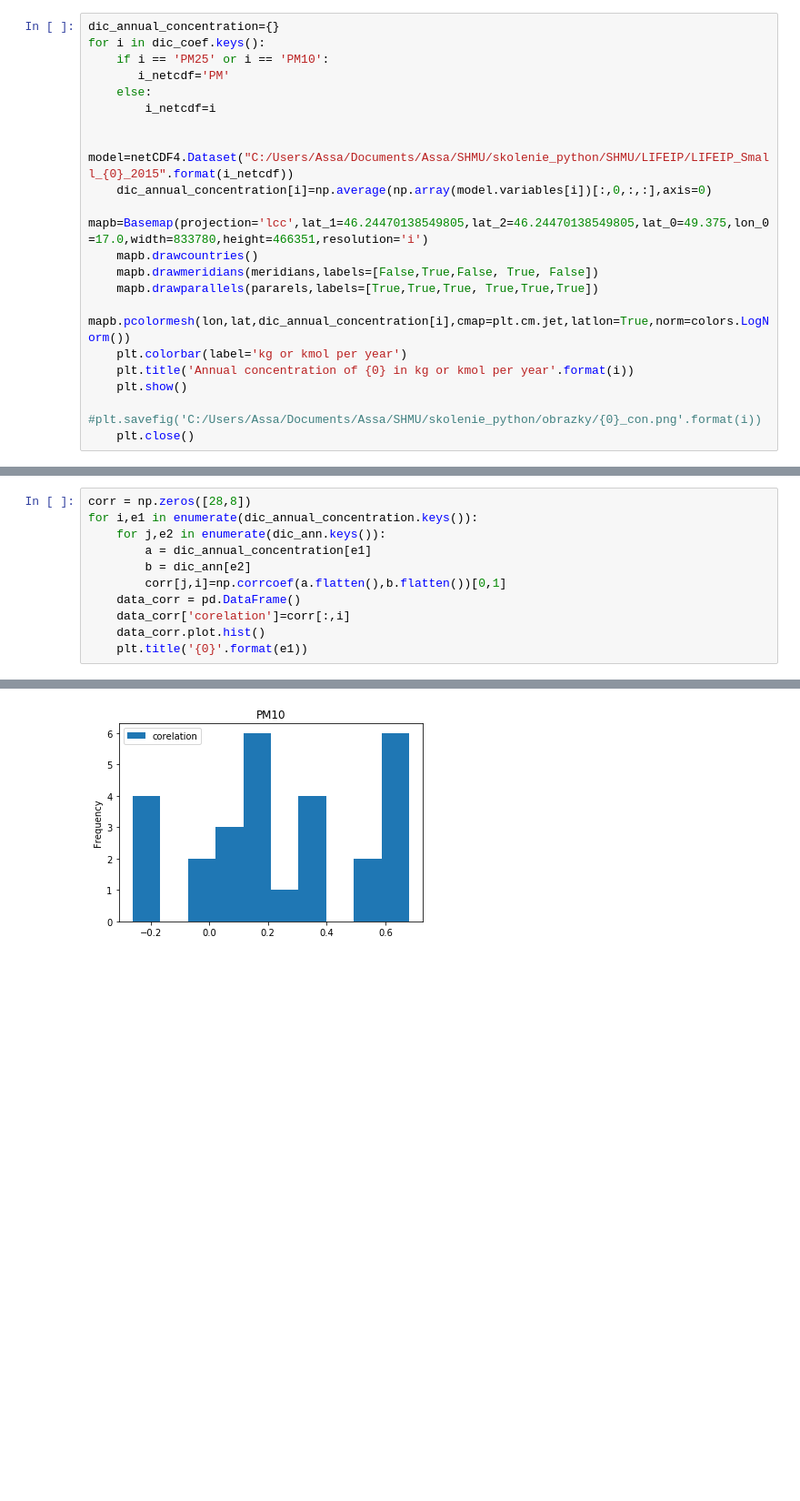
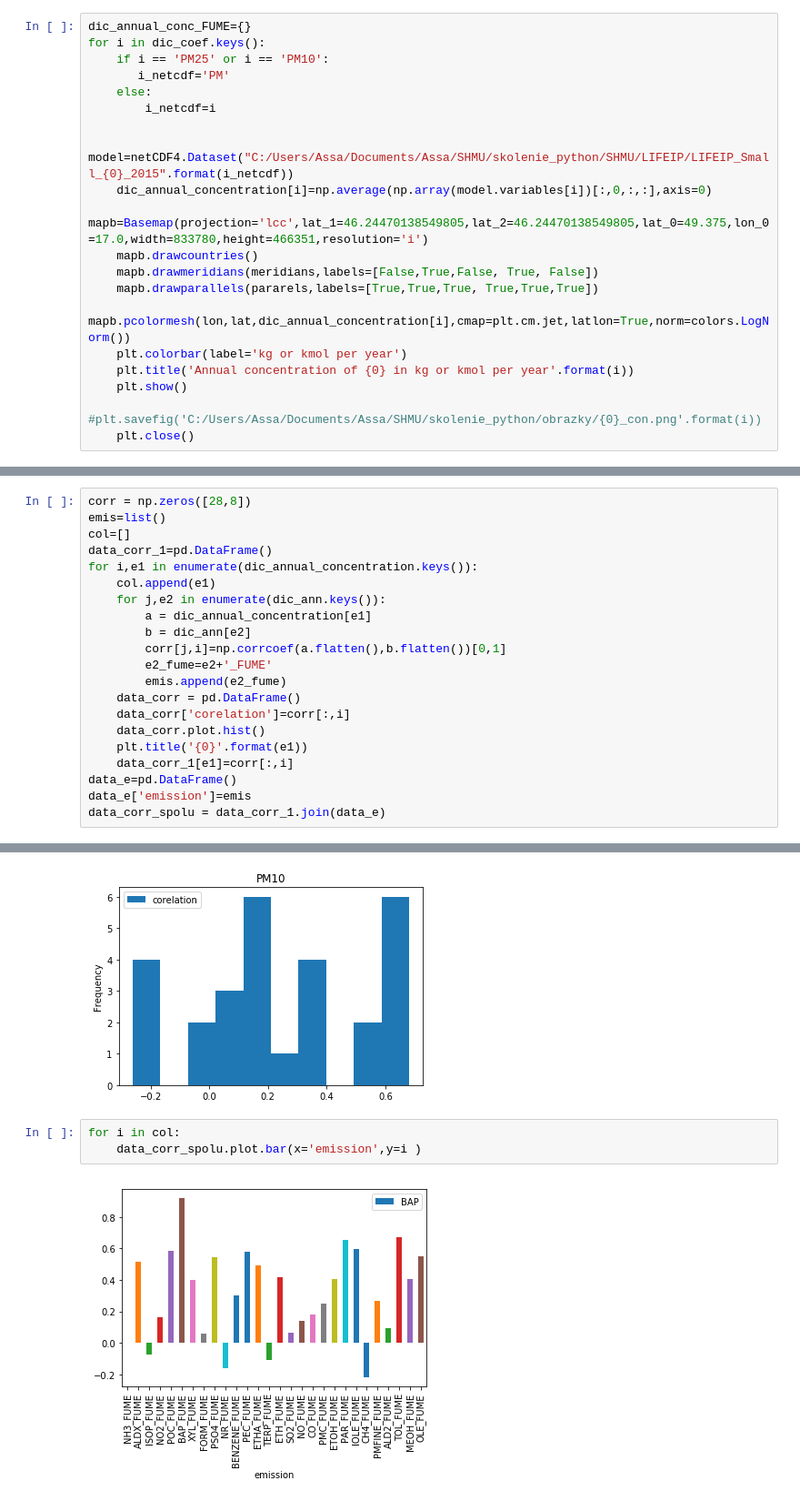
Before and after one commit to assaC/Domace_ulohySHMU, a Jupyter notebook: DU korelácia.ipynb, the cells around one changed output, grey strips where cells are left out. Shown at 91% size. Cells and saved outputs as stored; diff of their text form; blank space fills up the shorter version.

Commit message:
druhy data set

```diff
--- a/DU korelácia.ipynb
+++ b/DU korelácia.ipynb
@@ -17,7 +17,7 @@ grid=netCDF4.Dataset("C:/Users/Assa/Documents/Assa/SHMU/skolenie_python/GRIDCRO2
 lon=np.array(grid.variables['LON'][0,0,:,:])
 lat=np.array(grid.variables['LAT'][0,0,:,:])
 # %%
-dic_annual_concentration={}
+dic_annual_conc_FUME={}
 for i in dic_coef.keys():
     if i == 'PM25' or i == 'PM10':
        i_netcdf='PM'
@@ -56,14 +57,24 @@ for i in emissions.variables.keys():
 # %%
 corr = np.zeros([28,8])
+emis=list()
+col=[]
+data_corr_1=pd.DataFrame()
 for i,e1 in enumerate(dic_annual_concentration.keys()):
+    col.append(e1)
     for j,e2 in enumerate(dic_ann.keys()):
         a = dic_annual_concentration[e1]
         b = dic_ann[e2]
         corr[j,i]=np.corrcoef(a.flatten(),b.flatten())[0,1]
+        e2_fume=e2+'_FUME'
+        emis.append(e2_fume)
     data_corr = pd.DataFrame()
     data_corr['corelation']=corr[:,i]
     data_corr.plot.hist()
     plt.title('{0}'.format(e1))
+    data_corr_1[e1]=corr[:,i]
+data_e=pd.DataFrame()
+data_e['emission']=emis
+data_corr_spolu = data_corr_1.join(data_e)
 # %% [output]
 [figure]
 [figure]
@@ -73,3 +84,8 @@ for i,e1 in enumerate(dic_annual_concentration.keys()):
 [figure]
 [figure]
 [figure]
+# %%
+for i in col:
+    data_corr_spolu.plot.bar(x='emission',y=i )
+# %% [output]
+[figure, added]
```
Also changed, not shown: parts of 7 cells of this notebook.
